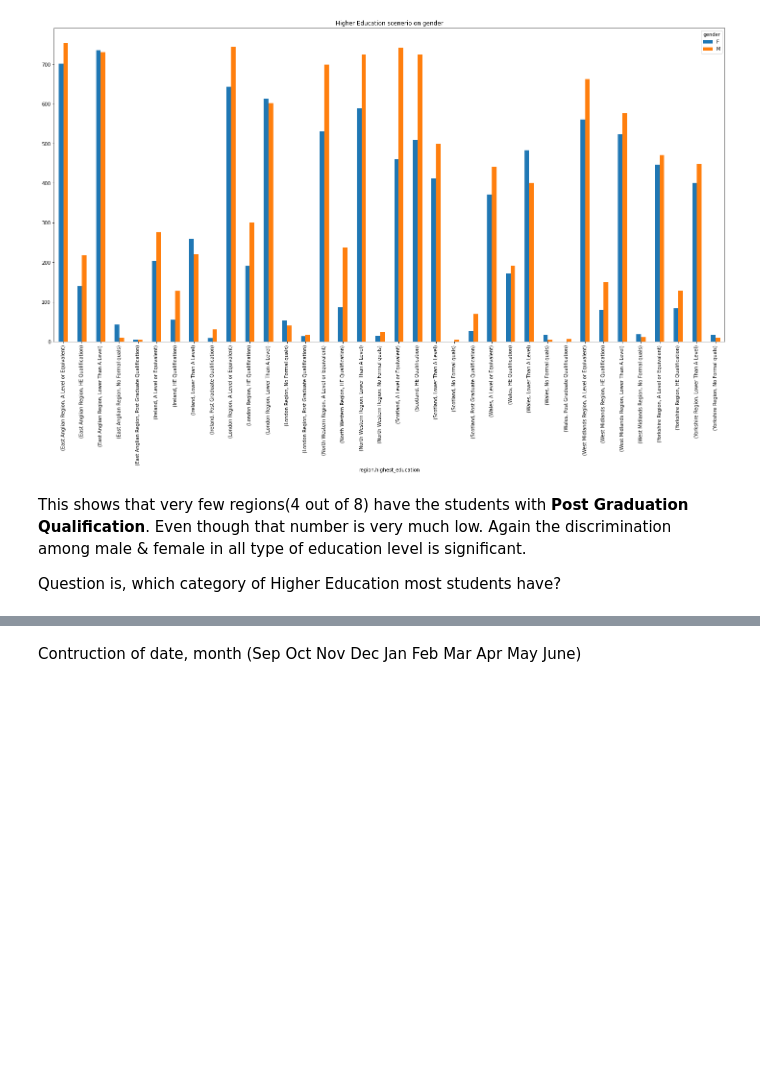
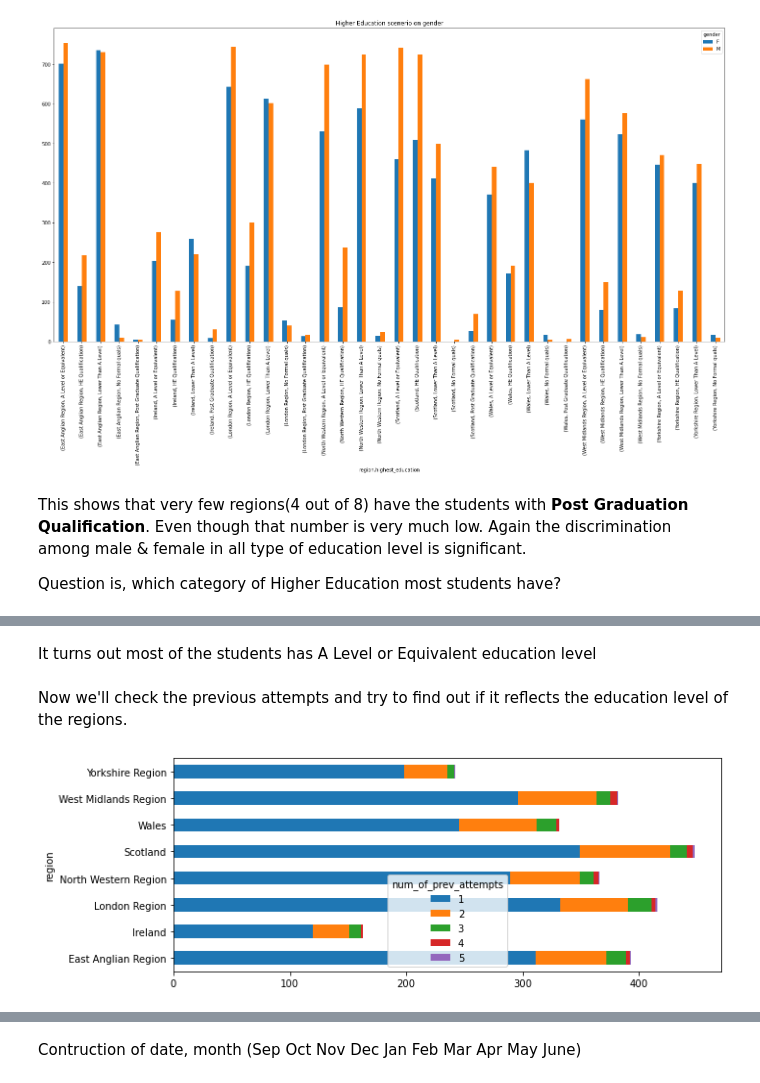
Before and after one commit to rayansami/behaviour-analysis, a Jupyter notebook: Analyzing_Open_University_Learning_Analytics_Dataset.ipynb, the cells around one changed output, grey strips where cells are left out. Cells and saved outputs as stored; diff of their text form; code cells hidden in the pictures; blank space fills up the shorter version.

```diff
--- a/Analyzing_Open_University_Learning_Analytics_Dataset.ipynb
+++ b/Analyzing_Open_University_Learning_Analytics_Dataset.ipynb
@@ -332,0 +326,9 @@ It turns out most of the students has A Level or Equivalent education level
+# %% [markdown]
+It turns out most of the students has A Level or Equivalent education level
+# %% [markdown]
+Now we'll check the previous attempts and try to find out if it reflects the education level of the regions.
+# %%
+filtered_student_info_previous_attempt_not_0 = filtered_student_info[filtered_student_info['num_of_prev_attempts'] != 0]
+pd.crosstab(asa.region, filtered_student_info_previous_attempt_not_0.num_of_prev_attempts).plot.barh(stacked = True, figsize=(10,4));
+# %% [output]
+[figure, added]
```
Also changed, not shown: parts of 11 cells of this notebook.
